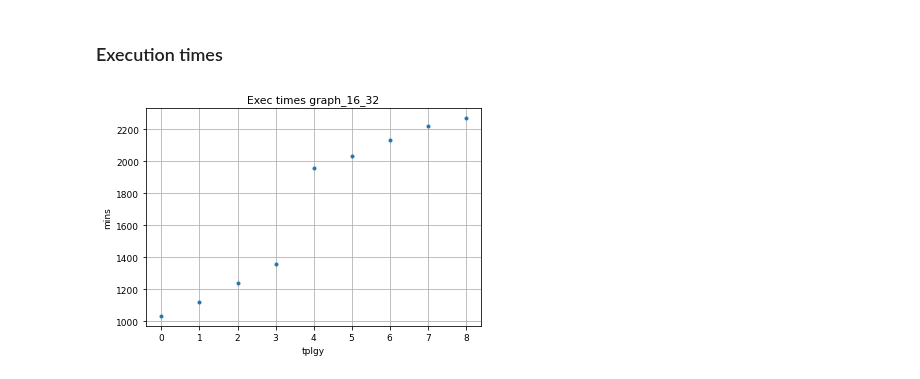
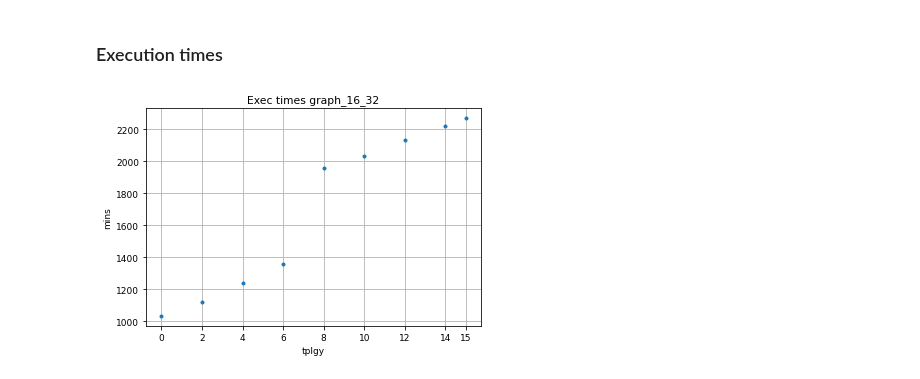
Before and after one commit to AitorB16/GLow, a Jupyter notebook: visualization/16_visualize_results.ipynb, the cells around one changed output. Saved outputs shown, nothing was run; the diff lists cells and outputs as text; code cells hidden in the pictures.

```diff
--- a/visualization/16_visualize_results.ipynb
+++ b/visualization/16_visualize_results.ipynb
@@ -186,7 +186,10 @@ for loss_tplgy in loss_per_tplgy:
 # %%
 #VISUALIZE LOSSES PER TOPOLOGY AND AGENT
 viridis = cm.get_cmap('viridis', 20)
+font = {'size': 9}
+titles = ['Tplgy 0', 'Tplgy 2', 'Tplgy 4', 'Tplgy 6', 'Tplgy 8','Tplgy 10', 'Tplgy 12', 'Tplgy 14', 'Tplgy 15']
 for i in range(9):
+    plt.rc('font', **font)
     plt.plot(loss_per_tplgy_by_agent[i][0], color=viridis(0.))
     plt.plot(loss_per_tplgy_by_agent[i][1], color=viridis(0.05))
     plt.plot(loss_per_tplgy_by_agent[i][2], color=viridis(0.1))
@@ -210,7 +213,7 @@ for i in range(9):
     plt.ylim(0, 250)
     plt.xlabel('Comm Round')
     plt.ylabel('Loss')
-    plt.title("Tplgy "+str(i))
+    plt.title(titles[i])
     plt.grid()
 
     ax = plt.gca()
@@ -274,7 +277,7 @@ for node in range(num_agents):
     ax = plt.gca()
     box = ax.get_position()
     ax.set_position([box.x0, box.y0, box.width * 0.8, box.height])
-    ax.legend(['Tplgy 0', 'Tplgy 1', 'Tplgy 2', 'Tplgy 3', 'Tplgy 4','Tplgy 5', 'Tplgy 6', 'Tplgy 7', 'Tplgy 8'], loc='center left', bbox_to_anchor=(1, 0.5))
+    ax.legend(['Tplgy 0', 'Tplgy 2', 'Tplgy 4', 'Tplgy 6', 'Tplgy 8','Tplgy 10', 'Tplgy 12', 'Tplgy 14', 'Tplgy 15'], loc='center left', bbox_to_anchor=(1, 0.5))
     plt.savefig(save_path+'node'+ str(node) +'_distr_val_acc.pdf')
     plt.show()
 # %% [output]
@@ -296,15 +299,15 @@ for node in range(num_agents):
 # %%
 '''Visualize Exec times per topology'''
 font = {'size': 9}
 plt.rc('font', **font)
-plt.plot(range(9), exec_times, '.')
-x = np.arange(0, 9, 1)
+x = [0, 2, 4, 6, 8, 10, 12, 14, 15]
+plt.plot(x, exec_times, '.')
 plt.xticks(x)
 plt.xlabel("tplgy")
 plt.ylabel("mins")
 plt.title("Exec times " + run_name)
 plt.grid()
 plt.savefig(save_path+run_name+'_exec_times.pdf')
 plt.show()
 # %% [output]
-[figure, old version]
+[figure, new version]
```
Also changed, not shown: parts of 4 cells of this notebook.
